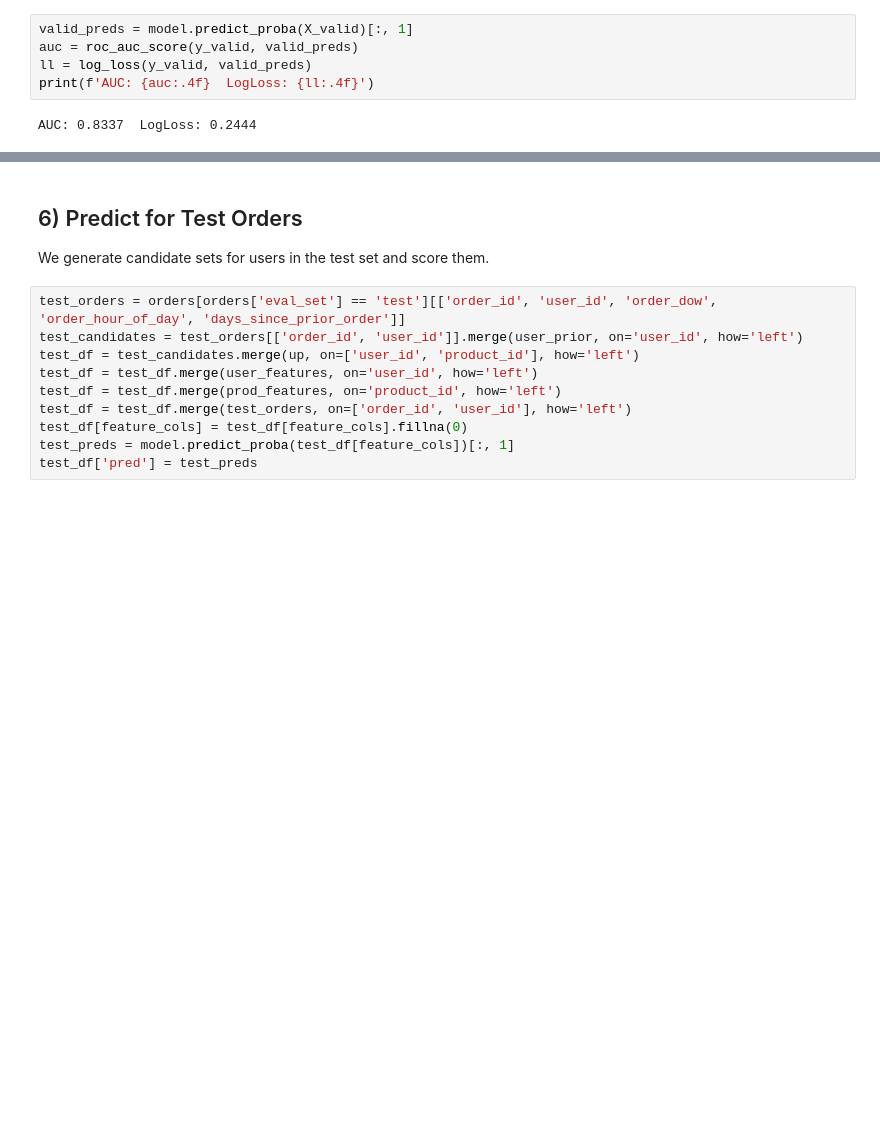
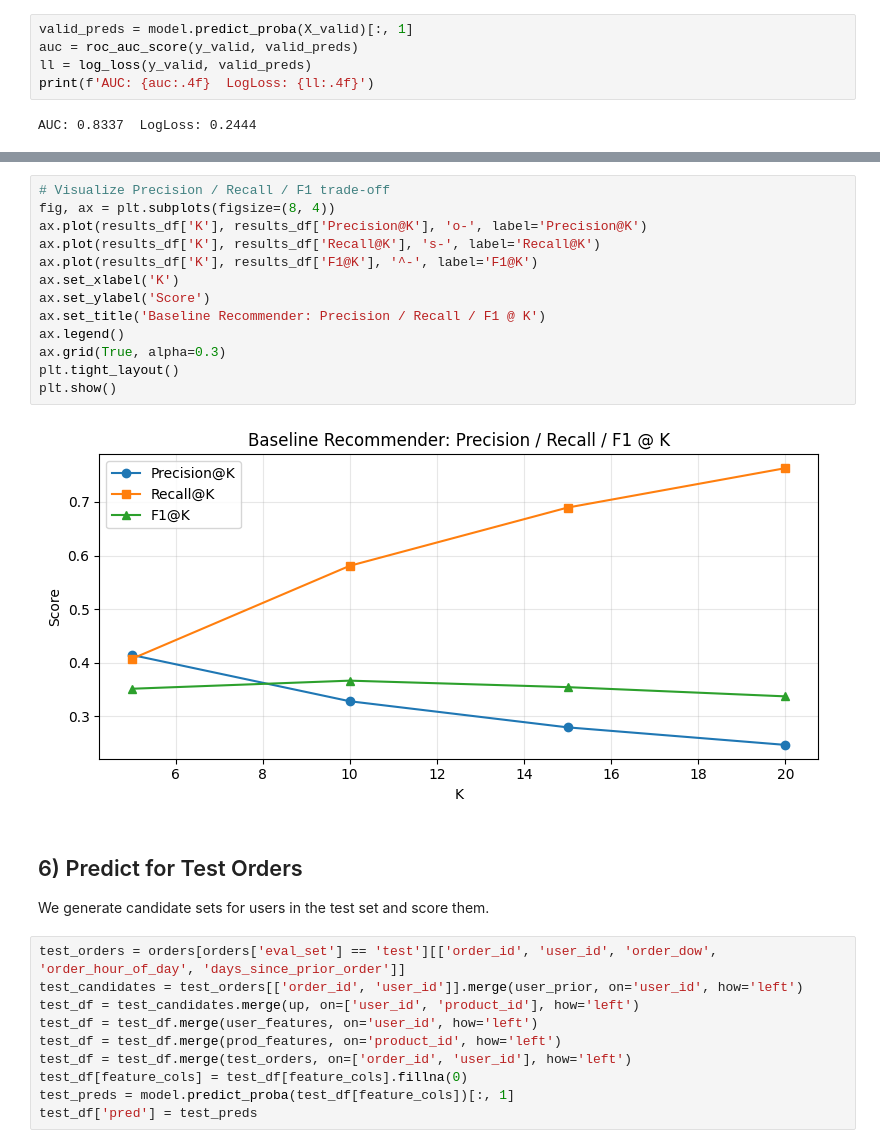
Before and after one commit to Carlos310197/InstaCart-Recommendation-System, a Jupyter notebook: notebooks/TwoStage_Recommender.ipynb, the cells around one changed output, grey strips where cells are left out. Saved outputs shown, nothing was run; the diff lists cells and outputs as text; blank space fills up the shorter version.

```diff
--- a/notebooks/TwoStage_Recommender.ipynb
+++ b/notebooks/TwoStage_Recommender.ipynb
@@ -155,3 +208,18 @@ AUC: 0.8337  LogLoss: 0.2444
+# %%
+# Visualize Precision / Recall / F1 trade-off
+fig, ax = plt.subplots(figsize=(8, 4))
+ax.plot(results_df['K'], results_df['Precision@K'], 'o-', label='Precision@K')
+ax.plot(results_df['K'], results_df['Recall@K'], 's-', label='Recall@K')
+ax.plot(results_df['K'], results_df['F1@K'], '^-', label='F1@K')
+ax.set_xlabel('K')
+ax.set_ylabel('Score')
+ax.set_title('Baseline Recommender: Precision / Recall / F1 @ K')
+ax.legend()
+ax.grid(True, alpha=0.3)
+plt.tight_layout()
+plt.show()
+# %% [output]
+[figure, added]
 # %% [markdown]
 ## 6) Predict for Test Orders
 We generate candidate sets for users in the test set and score them.
```
Also changed, not shown: parts of 3 cells of this notebook, 4 other files.
